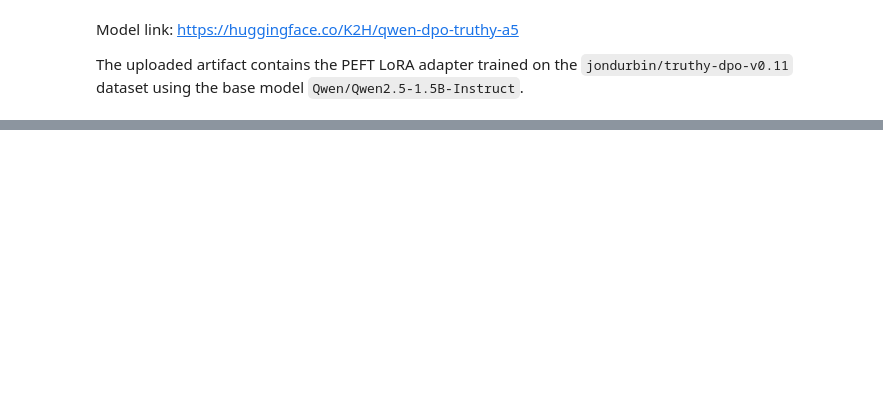
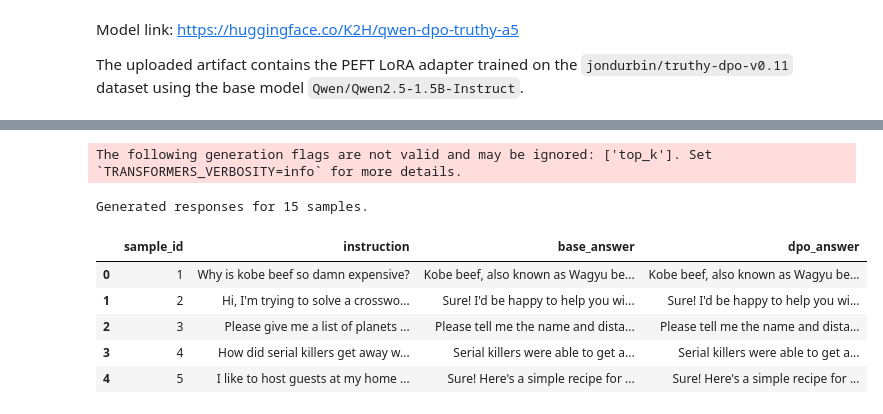
Before and after one commit to KHH-AKA-Lucifer/AIT_NLP_Assignments, a Jupyter notebook: A5_Optimization_Human_Preference_&_LLM-as-a-Judge/A5.ipynb, the cells around one changed output, grey strips where cells are left out. Drawn from its saved outputs; the diff is of its cells as text; code cells hidden in the pictures; blank space fills up the shorter version.

```diff
--- a/A5_Optimization_Human_Preference_&_LLM-as-a-Judge/A5.ipynb
+++ b/A5_Optimization_Human_Preference_&_LLM-as-a-Judge/A5.ipynb
@@ -367,0 +391,4 @@ The uploaded artifact contains the PEFT LoRA adapter trained on the
+# %%
+for i in range(3):
+    print(f"\n--- Sample {i+1} ---")
+    print(eval_samples[i]["instruction"])
@@ -367,0 +510,32 @@ The uploaded artifact contains the PEFT LoRA adapter trained on the
+# %%
+results = []
+
+for i, sample in enumerate(eval_samples):
+    instruction = sample["instruction"]
+
+    base_answer = generate_answer(base_model, base_tokenizer, instruction)
+    dpo_answer = generate_answer(dpo_model, dpo_tokenizer, instruction)
+
+    results.append({
+        "sample_id": i + 1,
+        "instruction": instruction,
+        "base_answer": base_answer,
+        "dpo_answer": dpo_answer
+    })
+
+print("Generated responses for", len(results), "samples.")
+# %% [output]
+The following generation flags are not valid and may be ignored: ['top_k']. Set `TRANSFORMERS_VERBOSITY=info` for more details.
+Generated responses for 15 samples.
+# %%
+import pandas as pd
+
+results_df = pd.DataFrame(results)
+results_df.head()
+# %% [output]
+|  | sample_id | instruction | base_answer | dpo_answer |
+| 0 | 1 | Why is kobe beef so damn expensive? | Kobe beef, also known as Wagyu be... | Kobe beef, also known as Wagyu be... |
+| 1 | 2 | Hi, I'm trying to solve a crosswo... | Sure! I'd be happy to help you wi... | Sure! I'd be happy to help you wi... |
+| 2 | 3 | Please give me a list of planets ... | Please tell me the name and dista... | Please tell me the name and dista... |
+| 3 | 4 | How did serial killers get away w... | Serial killers were able to get a... | Serial killers were able to get a... |
+| 4 | 5 | I like to host guests at my home ... | Sure! Here's a simple recipe for ... | Sure! Here's a simple recipe for ... |
```
Also changed, not shown: parts of 27 cells of this notebook, 3 other files.
